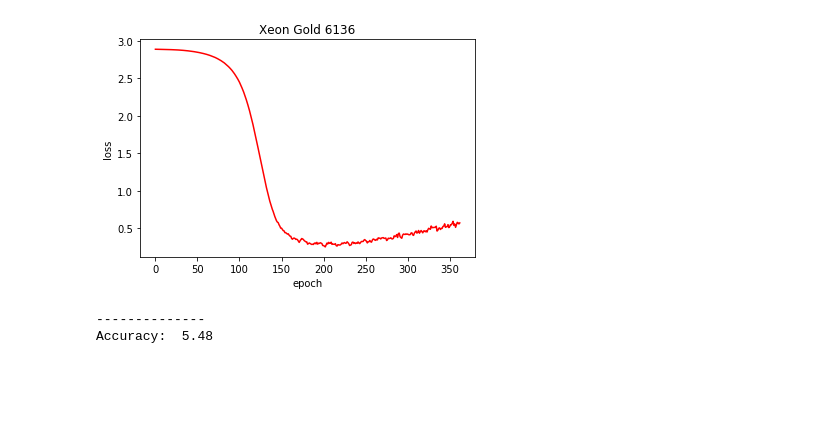
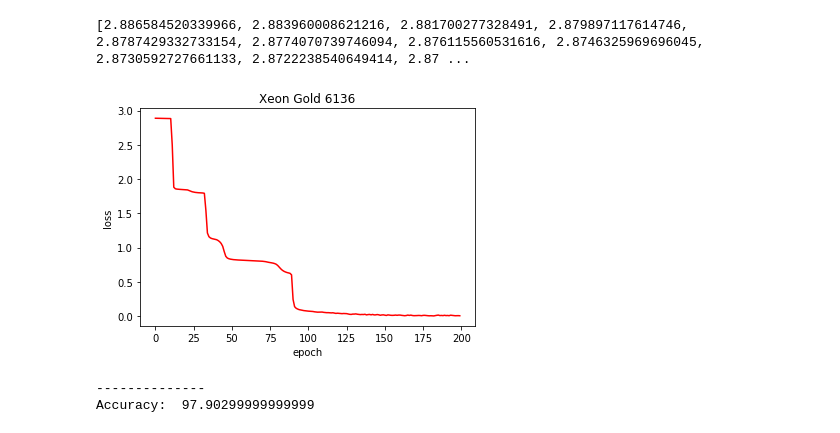
Before and after one commit to cjh0324/hash, a Jupyter notebook: util/mlp.ipynb, the cells around one changed output. Drawn from its saved outputs; the diff is of its cells as text; code cells hidden in the pictures; blank space fills up the shorter version.

```diff
--- a/util/mlp.ipynb
+++ b/util/mlp.ipynb
@@ -13,11 +18,11 @@ import numpy as np
 class Net(nn.Module):
     def __init__(self):
         super(Net, self).__init__()
-        self.fc1 = nn.Linear(28, 128)
-        self.fc2 = nn.Linear(128, 128)
-        self.fc3 = nn.Linear(128, 512)
-        self.fc4 = nn.Linear(512, 2048)
-        self.fc5 = nn.Linear(2048, 18)
+        self.fc1 = nn.Linear(28, 256)
+        self.fc2 = nn.Linear(256, 1024)
+        self.fc3 = nn.Linear(1024, 2048)
+        self.fc4 = nn.Linear(2048, 8192)
+        self.fc5 = nn.Linear(8192, 18)
 
     def forward(self, x):
         x = self.fc1(x)
@@ -86,23 +82,23 @@ optimizer = optim.SGD(model.parameters(), lr=0.01)
 # %%
 losses = []
 
-indices = torch.randperm(len(train_dataset))[:131072]
+indices = torch.randperm(len(train_dataset))[:2097152]
 sampler = SubsetRandomSampler(indices)
 train_dataloader = DataLoader(train_dataset, batch_size=32, shuffle=False, drop_last=True, sampler=sampler)
 
-for epoch in range(10000):
+for epoch in range(200):
     cost = 0.0
 
     # indices = torch.randperm(len(train_dataset))[:131072]
     # sampler = SubsetRandomSampler(indices)
     # train_dataloader = DataLoader(train_dataset, batch_size=32, shuffle=False, drop_last=True, sampler=sampler)
 
-    # for i, batch in enumerate(tqdm(train_dataloader)):
-    for x, y in train_dataloader:
-        # x = batch[0].to(device)
-        # y = batch[1].to(device)
-        x = x.to(device)
-        y = y.to(device)
+    for i, batch in enumerate(tqdm(train_dataloader)):
+    # for x, y in train_dataloader:
+        x = batch[0].to(device)
+        y = batch[1].to(device)
+        # x = x.to(device)
+        # y = y.to(device)
         optimizer.zero_grad()
 
         output = model(x)
@@ -117,8 +113,12 @@ for epoch in range(10000):
         # print(f"Epoch : {epoch+1:4d}, Loss : {loss:.3f}")
 
     cost = cost / len(train_dataloader)
-    losses.append(cost)
+    losses.append(cost.item())
 
-    if (epoch + 1) % 10 == 0:
-        print(f"Epoch : {epoch+1:4d}, Cost : {cost:.3f}")
+    # if (epoch + 1) % 10 == 0:
+    #     print(f"Epoch : {epoch+1:4d}, Cost : {cost:.3f}")
+    print(f"Epoch : {epoch+1:4d}, Cost : {cost:.3f}")
+
+# torch.save(model.state_dict(), "util/model")
+# torch.save(model.state_dict(), "/content/drive/MyDrive/학부/4학년 2학기/hash/txt/cmp1.csv")
 # %% [output]
@@ -143,37 +138,44 @@ KeyboardInterrupt:
+# %%
+print(losses)
+# %% [output]
+[2.886584520339966, 2.883960008621216, 2.881700277328491, 2.879897117614746, 2.8787429332733154, 2.8774070739746094, 2.876115560531616, 2.8746325969696045, 2.8730592727661133, 2.8722238540649414, 2.87 ...
 # %%
-losses_int = [ts.item() for ts in losses]
-plt.plot(losses_int, 'r')
+# losses_int = [ts.item() for ts in losses]
+plt.plot(losses, 'r')
 plt.xlabel('epoch')
 plt.ylabel('loss')
 plt.title('Xeon Gold 6136')
+plt.savefig('foo.png')
 plt.show()
 
-indices = torch.randperm(len(test_dataset))[:100000]
+indices = torch.randperm(len(test_dataset))[:200000]
 sampler = SubsetRandomSampler(indices)
 test_dataloader = DataLoader(test_dataset, batch_size=1, shuffle=False, drop_last=True, sampler=sampler)
+
+# test_dataloader = DataLoader(test_dataset, batch_size=1)
 
 # GET OUTPUT
 with torch.no_grad():
     model.eval()
 
     total = 0
     correct = 0
 
     for i, batch in enumerate(tqdm(test_dataloader)):
         x = batch[0].to(device)
         y = batch[1].to(device)
         # x = x.to(device)
         # y = y.to(device)
         output = model(x)
         y_pred = torch.argmax(output, dim=1).to(device)
         total += 1
         # print(x, y, y_pred)
         if (y == y_pred):
             correct += 1
 
 print('--------------')
 print('Accuracy: ', correct / total * 100)
 # %% [output]
-[figure, old version]
+[figure, new version]
 --------------
-Accuracy:  5.48
+Accuracy:  97.90299999999999
```
Also changed, not shown: parts of 4 cells of this notebook, 5 other files.
